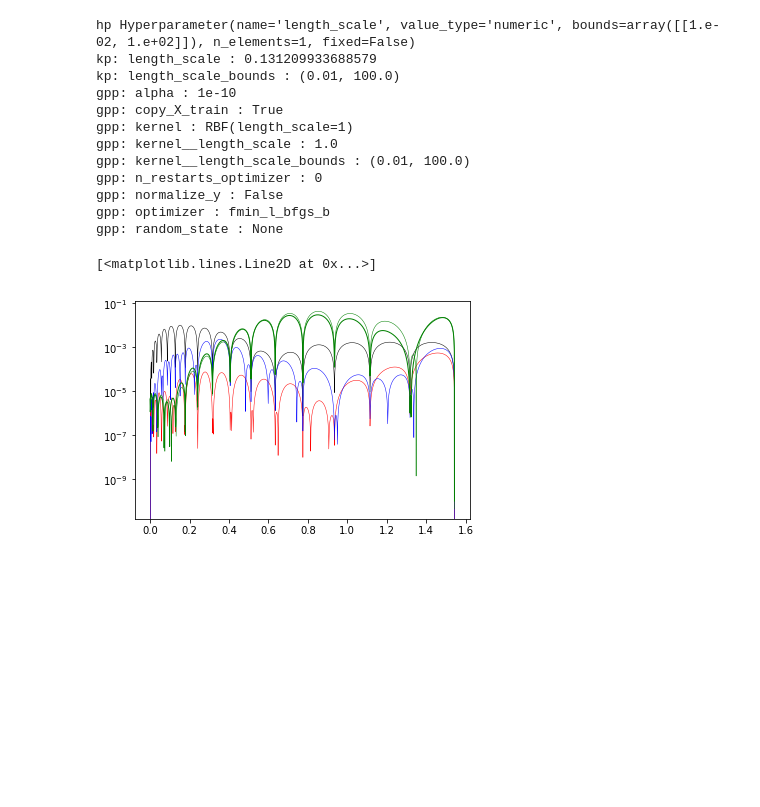
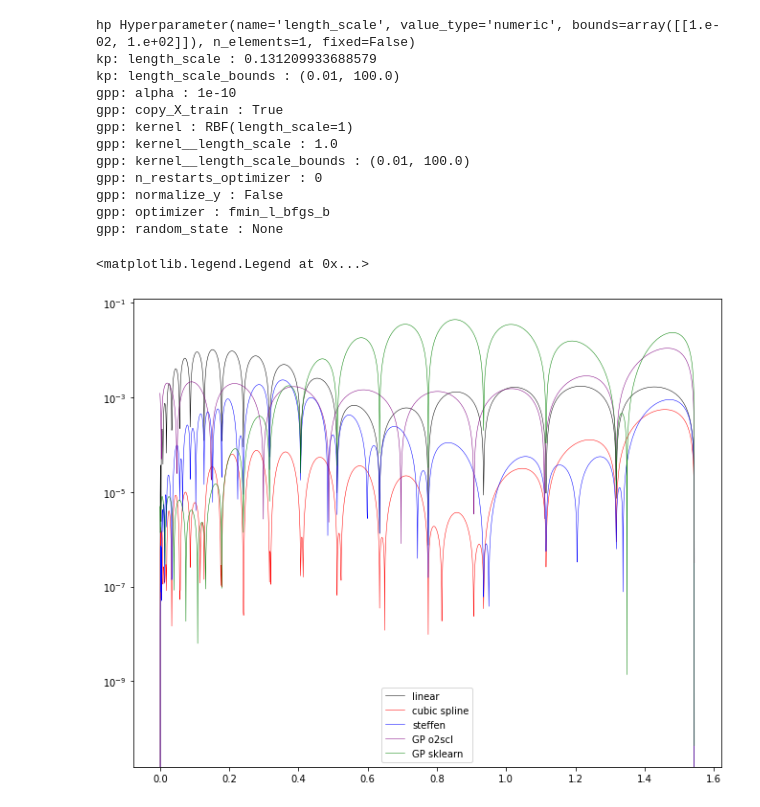
Before and after one commit to awsteiner/o2sclpy, a Jupyter notebook: doc/static/examples/interp.ipynb, the cells around one changed output. Drawn from its saved outputs; the diff is of its cells as text; code cells hidden in the pictures; blank space fills up the shorter version.

```diff
--- a/doc/static/examples/interp.ipynb
+++ b/doc/static/examples/interp.ipynb
@@ -62,6 +58,16 @@ iv_stef.set(20,xp,yp,o2sclpy.itp_steffen)
 # %%
-iv_ko=o2sclpy.interp_vec(link)
-iv_ko.set(20,xp,yp,o2sclpy.itp_steffen)
+iv_lin=o2sclpy.interp_vec(link)
+iv_lin.set(20,xp,yp,o2sclpy.itp_linear)
+iv_csp=o2sclpy.interp_vec(link)
+iv_csp.set(20,xp,yp,o2sclpy.itp_cspline)
+iv_aki=o2sclpy.interp_vec(link)
+iv_aki.set(20,xp,yp,o2sclpy.itp_akima)
+iv_mon=o2sclpy.interp_vec(link)
+iv_mon.set(20,xp,yp,o2sclpy.itp_monotonic)
+iv_stef=o2sclpy.interp_vec(link)
+iv_stef.set(20,xp,yp,o2sclpy.itp_steffen)
+iv_ko=o2sclpy.interp_krige_optim(link)
+iv_ko.set(20,xp,yp,True)
 # %%
 plot.plot(xa,ya,lw=0,marker='+')
 plot.plot(xa,[iv_lin.eval(xa[i])*s+m for i in range(0,20)])
@@ -103,14 +112,18 @@ gpp: normalize_y : False
 gpp: optimizer : fmin_l_bfgs_b
 gpp: random_state : None
 # %%
+plot.rcParams['figure.figsize'] = [11, 9]
 plot.semilogy(xb,[abs(f(xb[i])-(iv_lin.eval(xb[i])*s+m))
-                  for i in range(0,2001)],color='black',lw=0.5)
+                  for i in range(0,2001)],color='black',lw=0.5,label='linear')
 plot.semilogy(xb,[abs(f(xb[i])-(iv_csp.eval(xb[i])*s+m))
-                  for i in range(0,2001)],color='red',lw=0.5)
+                  for i in range(0,2001)],color='red',lw=0.5,label='cubic spline')
 plot.semilogy(xb,[abs(f(xb[i])-(iv_stef.eval(xb[i])*s+m))
-                  for i in range(0,2001)],color='blue',lw=0.5)
+                  for i in range(0,2001)],color='blue',lw=0.5,label='steffen')
+plot.semilogy(xb,[abs(f(xb[i])-(iv_ko.eval(xb[i])*s+m))
+                  for i in range(0,2001)],color='purple',lw=0.5,label='GP o2scl')
 plot.semilogy(xb,[abs(f(xb[i])-(gpr.predict(numpy.array(xb[i]).reshape(-1,1))))
-                  for i in range(0,2001)],color='green',lw=0.5)
+                  for i in range(0,2001)],color='green',lw=0.5,label='GP sklearn')
+plot.legend()
 # %% [output]
-[<matplotlib.lines.Line2D at 0x...>]
+<matplotlib.legend.Legend at 0x...>
-[figure, old version]
+[figure, new version]
```
Also changed, not shown: parts of 12 cells of this notebook, 1 other file.
